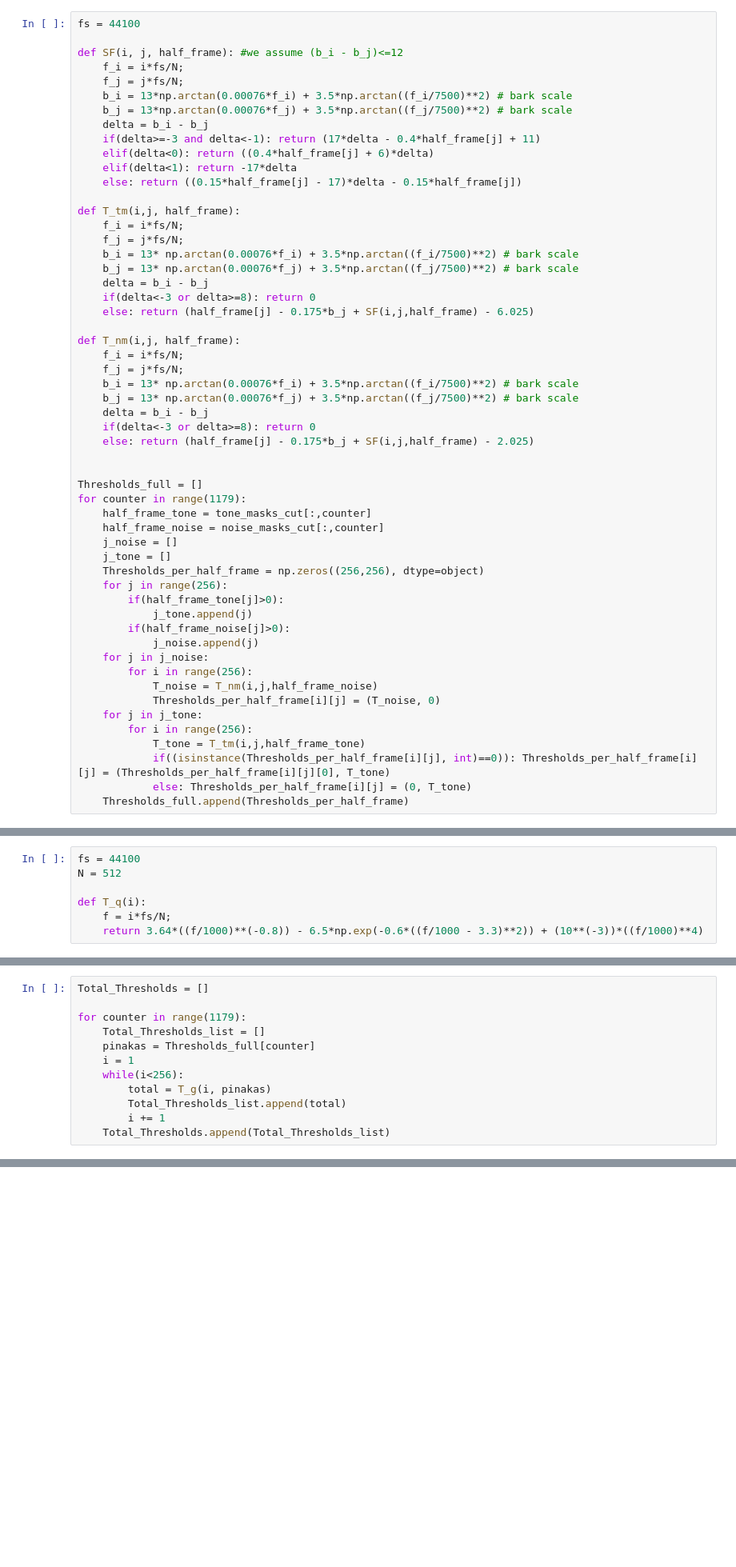
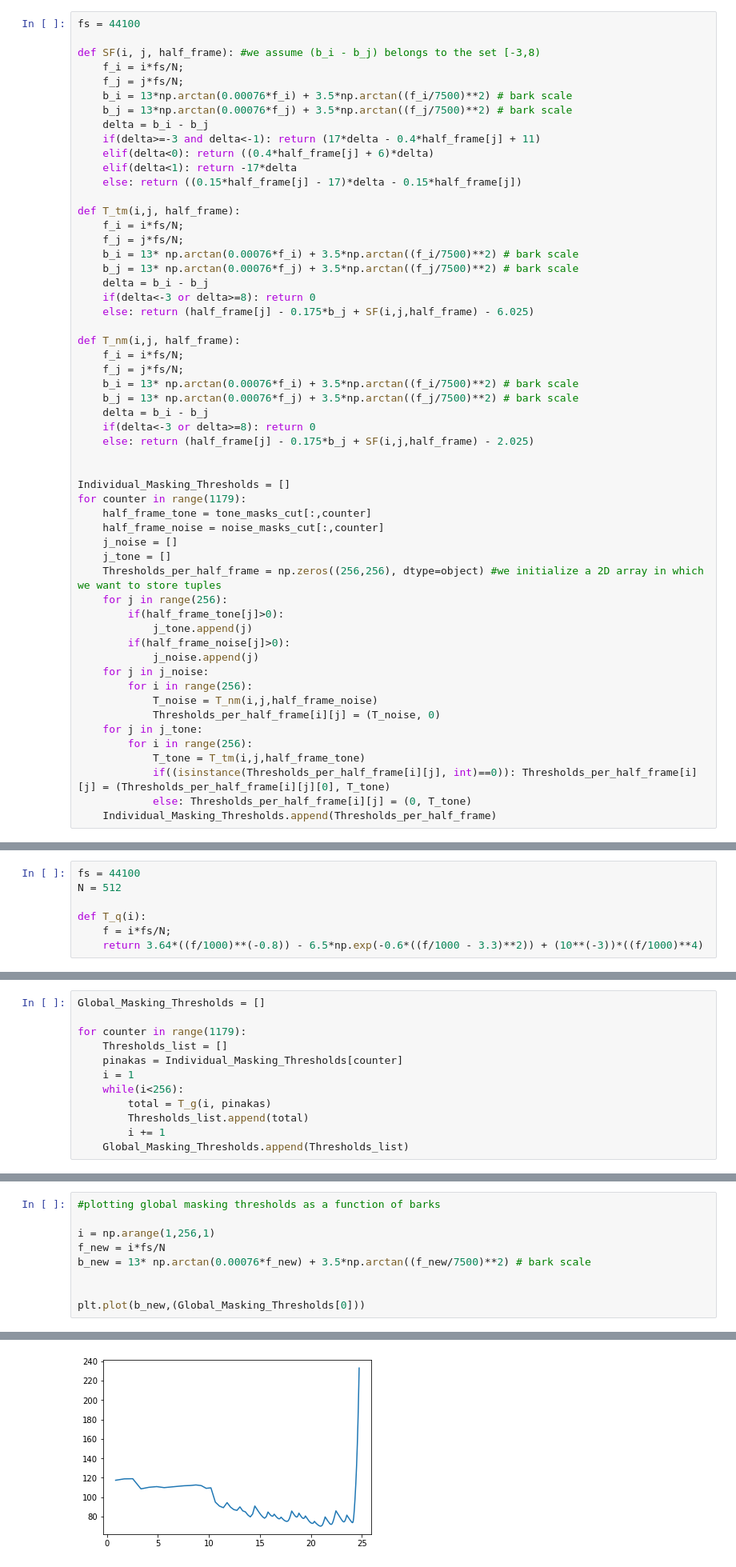
Before and after one commit to TilemahosAravanis/DSP_LAB_2h_erg, a Jupyter notebook: DSP_LAB_2h_erg.ipynb, the cells around one changed output, grey strips where cells are left out. Shown: that part at 80% size. Saved outputs shown, nothing was run; the diff lists cells and outputs as text; blank space fills up the shorter version.

Commit message:
Changed some variable names & added some extra comments and plots

```diff
--- a/DSP_LAB_2h_erg.ipynb
+++ b/DSP_LAB_2h_erg.ipynb
@@ -127,7 +122,7 @@ Step 1.4
 # %%
 fs = 44100
 
-def SF(i, j, half_frame): #we assume (b_i - b_j)<=12
+def SF(i, j, half_frame): #we assume (b_i - b_j) belongs to the set [-3,8)
     f_i = i*fs/N;
     f_j = j*fs/N;
     b_i = 13*np.arctan(0.00076*f_i) + 3.5*np.arctan((f_i/7500)**2) # bark scale
@@ -157,13 +152,13 @@ def T_nm(i,j, half_frame):
     else: return (half_frame[j] - 0.175*b_j + SF(i,j,half_frame) - 2.025)
 
 
-Thresholds_full = []
+Individual_Masking_Thresholds = []
 for counter in range(1179):
     half_frame_tone = tone_masks_cut[:,counter]
     half_frame_noise = noise_masks_cut[:,counter]
     j_noise = []
     j_tone = []
-    Thresholds_per_half_frame = np.zeros((256,256), dtype=object)
+    Thresholds_per_half_frame = np.zeros((256,256), dtype=object) #we initialize a 2D array in which we want to store tuples
     for j in range(256):
         if(half_frame_tone[j]>0):
             j_tone.append(j)
@@ -178,7 +173,7 @@ for counter in range(1179):
             T_tone = T_tm(i,j,half_frame_tone)
             if((isinstance(Thresholds_per_half_frame[i][j], int)==0)): Thresholds_per_half_frame[i][j] = (Thresholds_per_half_frame[i][j][0], T_tone)
             else: Thresholds_per_half_frame[i][j] = (0, T_tone)
-    Thresholds_full.append(Thresholds_per_half_frame)
+    Individual_Masking_Thresholds.append(Thresholds_per_half_frame)
 # %% [markdown]
 Step 1.5
 # %%
@@ -200,14 +195,14 @@ def T_g(i, pinakas):
             if(T_tone>0): sum_tone += 10**(0.1*T_tone)
     return 10*np.log10(10**(0.1*T_q(i)) + sum_noise + sum_tone)
 # %%
-Total_Thresholds = []
+Global_Masking_Thresholds = []
 
 for counter in range(1179):
-    Total_Thresholds_list = []
-    pinakas = Thresholds_full[counter]
+    Thresholds_list = []
+    pinakas = Individual_Masking_Thresholds[counter]
     i = 1
     while(i<256):
         total = T_g(i, pinakas)
-        Total_Thresholds_list.append(total)
+        Thresholds_list.append(total)
         i += 1
-    Total_Thresholds.append(Total_Thresholds_list)
+    Global_Masking_Thresholds.append(Thresholds_list)
@@ -220,3 +211,13 @@ plt.plot(Total_Thresholds[0])
 # %% [output]
 [<matplotlib.lines.Line2D at 0x...>]
 [figure]
+# %%
+#plotting global masking thresholds as a function of barks
+
+i = np.arange(1,256,1)
+f_new = i*fs/N
+b_new = 13* np.arctan(0.00076*f_new) + 3.5*np.arctan((f_new/7500)**2) # bark scale
+
+
+plt.plot(b_new,(Global_Masking_Thresholds[0]))
+# %% [output]
@@ -223,3 +225,4 @@ plt.plot(Total_Thresholds[0])
+[figure, added]
 # %% [markdown]
 Part 2
 # %% [markdown]
```
Also changed, not shown: parts of 6 cells of this notebook.
